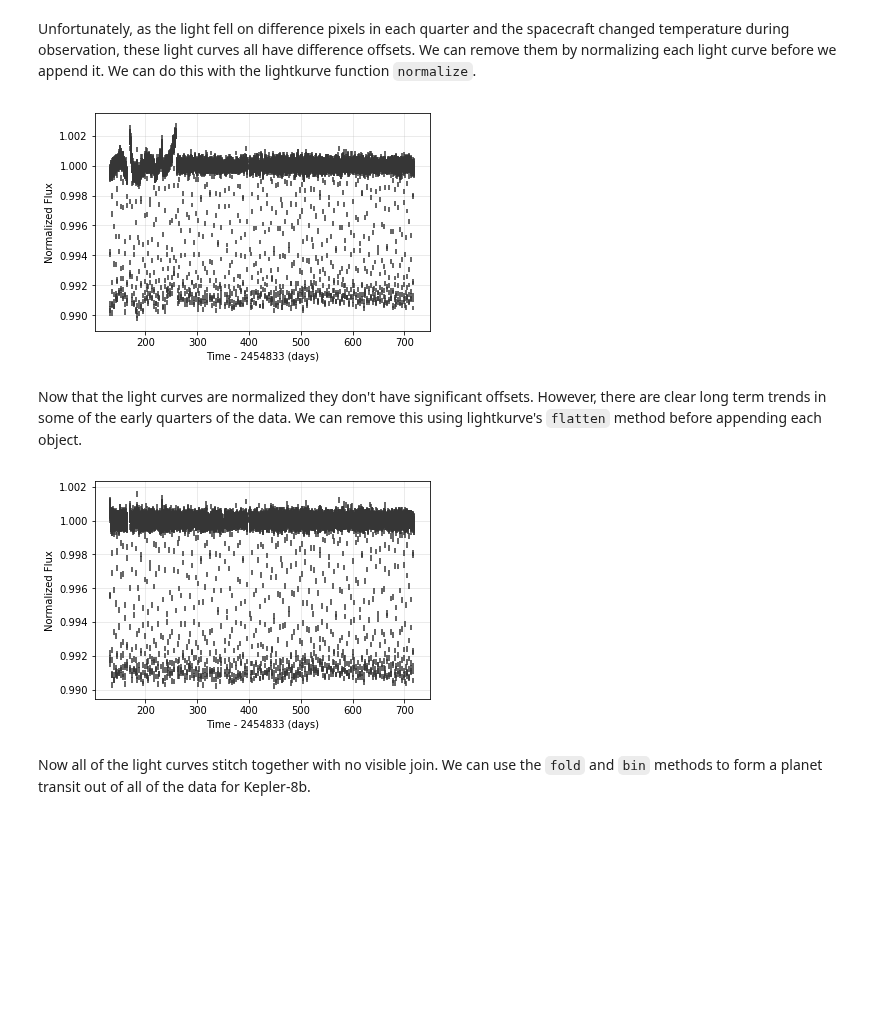
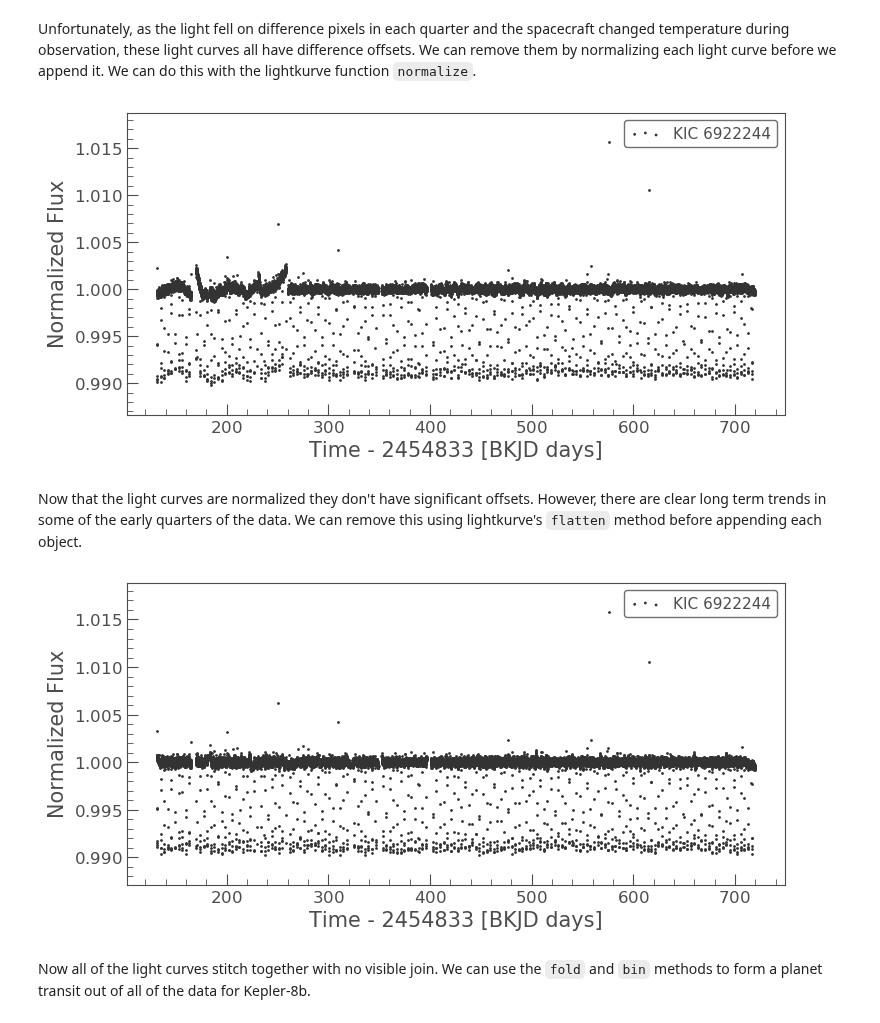
Before and after one commit to lightkurve/lightkurve, a Jupyter notebook: docs/source/tutorials/2.03-appending-lightcurves.ipynb, the cells around one changed output. Drawn from its saved outputs; the diff is of its cells as text; code cells hidden in the pictures; blank space fills up the shorter version.

```diff
--- a/docs/source/tutorials/2.03-appending-lightcurves.ipynb
+++ b/docs/source/tutorials/2.03-appending-lightcurves.ipynb
@@ -30,9 +30,9 @@ lc = KeplerLightCurveFile.from_archive(target, quarter=1).PDCSAP_FLUX.normalize(
 for q in range(2,8):
     lc = lc.append(KeplerLightCurveFile.from_archive(target, quarter=q).PDCSAP_FLUX.normalize())
 # %%
-lc.plot();
+lc.scatter();
 # %% [output]
-[figure, old version]
+[figure, new version]
 # %% [markdown]
 Now that the light curves are normalized they don't have significant offsets. However, there are clear long term trends in some of the early quarters of the data. We can remove this using lightkurve's `flatten` method before appending each object.
 # %%
@@ -41,9 +41,9 @@ lc = KeplerLightCurveFile.from_archive(target, quarter=1).PDCSAP_FLUX.normalize(
 for q in range(2,8):
     lc = lc.append(KeplerLightCurveFile.from_archive(target, quarter=q).PDCSAP_FLUX.normalize().flatten(window_length=401))
 # %%
-lc.plot();
+lc.scatter();
 # %% [output]
-[figure, old version]
+[figure, new version]
 # %% [markdown]
 Now all of the light curves stitch together with no visible join. We can use the `fold` and `bin` methods to form a planet transit out of all of the data for Kepler-8b.
 # %%
```
Also changed, not shown: parts of 2 cells of this notebook, 22 other files.
